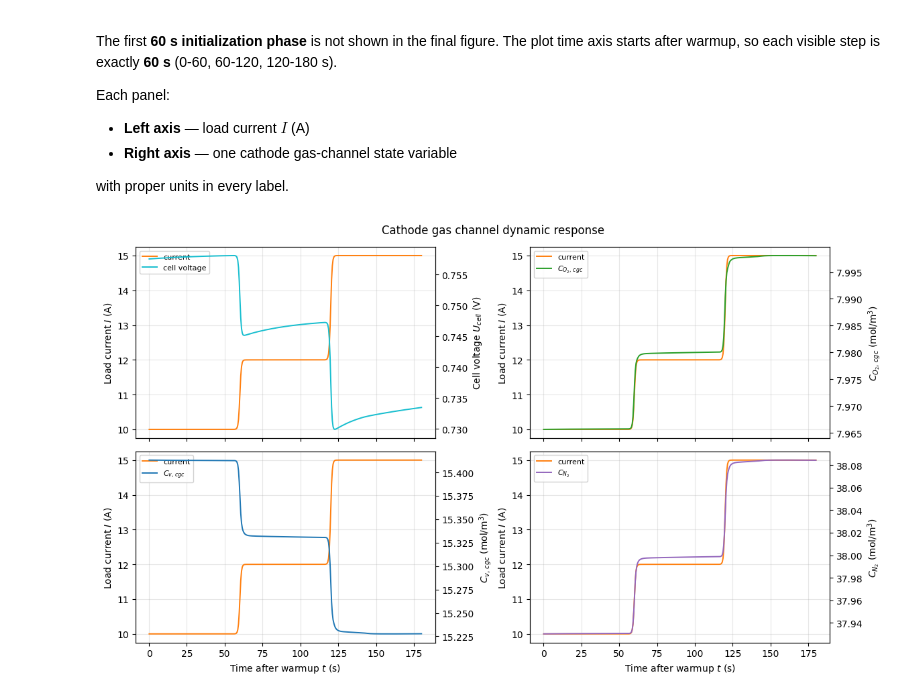
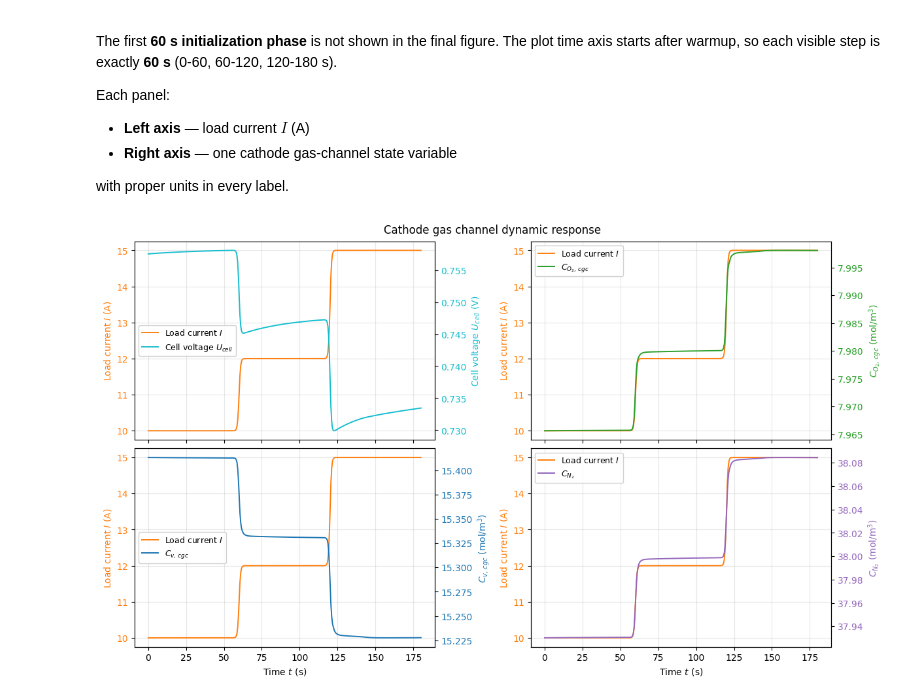
Before and after one commit to YuKwanH/DS-AlphaPEM, a Jupyter notebook: simulation/control/three_step_load.ipynb, the cells around one changed output. Drawn from its saved outputs; the diff is of its cells as text; code cells hidden in the pictures.

```diff
--- a/simulation/control/three_step_load.ipynb
+++ b/simulation/control/three_step_load.ipynb
@@ -126,47 +126,48 @@ Cv_plot = C_v[mask]
 N2_plot = C_N2[mask]
 
 # ---- 2 x 2 figure with twin y-axes -----------------------------------
-fig, axes = plt.subplots(2, 2, figsize=(12, 7), sharex=True)
+fig, axes = plt.subplots(2, 2, figsize=(12, 7), sharex=True, constrained_layout=True)
 
-def _twin_panel(ax, t_axis, i_axis, y_state, y_label, color, state_label):
+def _twin_panel(ax, t_axis, i_axis, y_state, y_label, color, state_label, legend_loc="upper left"):
     """Left axis = load current (A). Right axis = state variable."""
     n = min(len(t_axis), len(i_axis))
-    l1, = ax.plot(t_axis[:n], i_axis[:n], color="tab:orange",
-                  linewidth=1.4, label="current")
-    ax.set_ylabel("Load current $I$ (A)")
+    l1, = ax.plot(t_axis[:n], i_axis[:n], color="tab:orange", linewidth=1.4, label="Load current $I$")
+    ax.set_ylabel("Load current $I$ (A)", color="tab:orange")
+    ax.tick_params(axis="y", labelcolor="tab:orange")
     ax.grid(True, alpha=0.3)
 
     ax2 = ax.twinx()
     m = min(len(t_axis), len(y_state))
-    l2, = ax2.plot(t_axis[:m], y_state[:m], color=color,
-                   linewidth=1.4, label=state_label)
-    ax2.set_ylabel(y_label)
+    l2, = ax2.plot(t_axis[:m], y_state[:m], color=color, linewidth=1.4, label=state_label)
+    ax2.set_ylabel(y_label, color=color)
+    ax2.tick_params(axis="y", labelcolor=color)
 
-    ax.legend(handles=[l1, l2], loc="upper left", fontsize=8, framealpha=0.9)
+    ax.legend(handles=[l1, l2], loc=legend_loc, fontsize=9, frameon=True, framealpha=0.9)
     return ax2
 
 _twin_panel(axes[0, 0], t_plot, I_plot, U_plot,
             y_label="Cell voltage $U_{cell}$ (V)",
             color="tab:cyan",
-            state_label="cell voltage")
+            state_label="Cell voltage $U_{cell}$",
+            legend_loc="center left")
 _twin_panel(axes[0, 1], t_plot, I_plot, O2_plot,
             y_label="$C_{O_2,\\,cgc}$ (mol/m$^3$)",
             color="tab:green",
             state_label="$C_{O_2,\\,cgc}$")
 _twin_panel(axes[1, 0], t_plot, I_plot, Cv_plot,
             y_label="$C_{v,\\,cgc}$ (mol/m$^3$)",
             color="tab:blue",
-            state_label="$C_{v,\\,cgc}$")
+            state_label="$C_{v,\\,cgc}$",
+            legend_loc="center left")
 _twin_panel(axes[1, 1], t_plot, I_plot, N2_plot,
             y_label="$C_{N_2}$ (mol/m$^3$)",
             color="tab:purple",
             state_label="$C_{N_2}$")
 
 for ax in axes[1, :]:
-    ax.set_xlabel("Time after warmup $t$ (s)")
+    ax.set_xlabel("Time $t$ (s)")
 
-fig.suptitle("Cathode gas channel dynamic response ", fontsize=12)
-plt.tight_layout()
+fig.suptitle("Cathode gas channel dynamic response", fontsize=12)
 plt.show()
 # %% [output]
-[figure, old version]
+[figure, new version]
```
Also changed, not shown: 4 other files.
